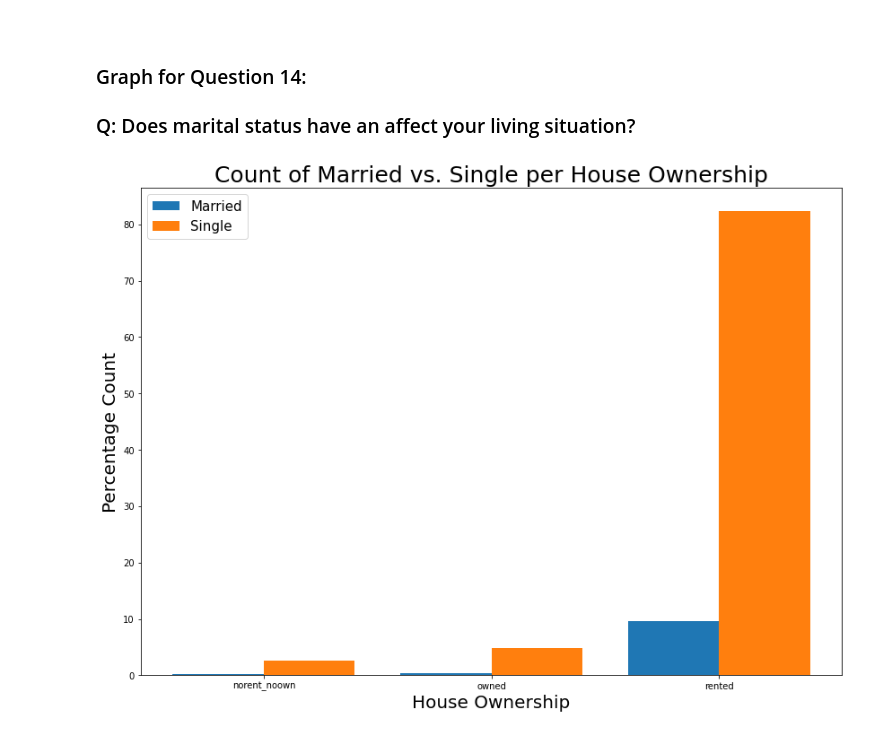
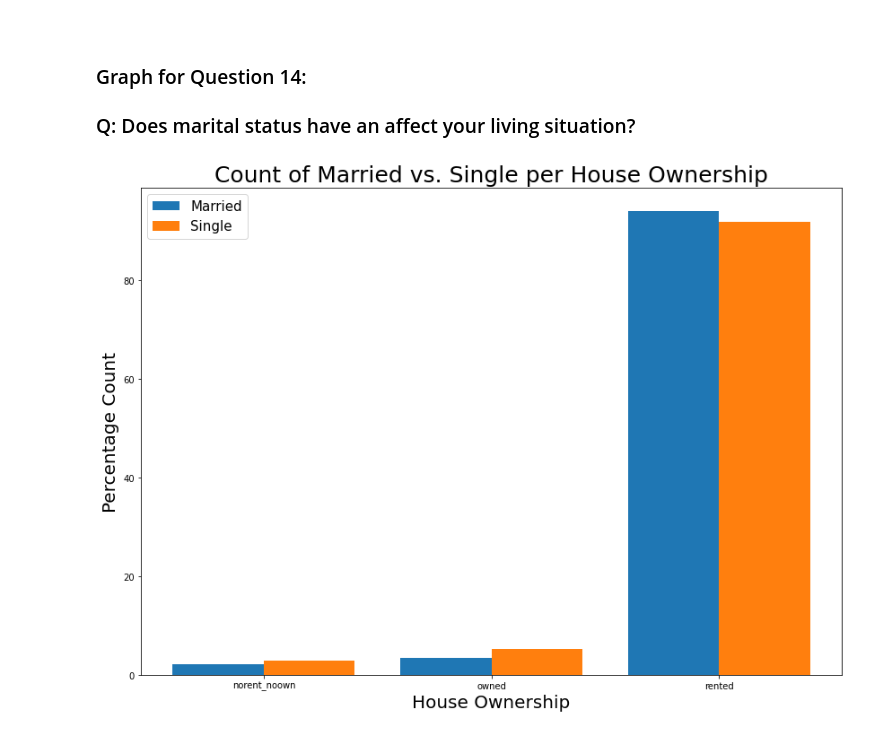
Before and after one commit to spa542/DSCI470, a Jupyter notebook: Project_1_Loan_Prediction_Dataset/Project_1_Graph_Analysis.ipynb, the cells around one changed output. Cells and saved outputs as stored; diff of their text form; code cells hidden in the pictures.

```diff
--- a/Project_1_Loan_Prediction_Dataset/Project_1_Graph_Analysis.ipynb
+++ b/Project_1_Loan_Prediction_Dataset/Project_1_Graph_Analysis.ipynb
@@ -208,24 +208,29 @@ plt.show()
 # %%
 sub_data_lp = lp_dataframe[['Married/Single', 'House_Ownership']]
 grouped_married = sub_data_lp.loc[sub_data_lp['Married/Single'] == 'married'].groupby(by='House_Ownership').count()
+# Normalize
+grouped_married['Married/Single'] = grouped_married['Married/Single'] / sub_data_lp.loc[sub_data_lp['Married/Single'] == 'married'].count()[0]
 grouped_married = grouped_married.reset_index()
 grouped_not_married = sub_data_lp.loc[sub_data_lp['Married/Single'] == 'single'].groupby(by='House_Ownership').count()
+# Normalize
+grouped_not_married['Married/Single'] = grouped_not_married['Married/Single'] / sub_data_lp.loc[sub_data_lp['Married/Single'] == 'single'].count()[0]
 grouped_not_married = grouped_not_married.reset_index()
 
+
 x_axis1 = grouped_married['House_Ownership']
-y_axis1 = grouped_married['Married/Single'] / lp_dataframe.shape[0] * 100
+y_axis1 = grouped_married['Married/Single'] * 100
 x_axis2 = grouped_not_married['House_Ownership']
-y_axis2 = grouped_not_married['Married/Single'] / lp_dataframe.shape[0] * 100
+y_axis2 = grouped_not_married['Married/Single'] * 100
 
 plt.figure(figsize=(14,10))
 plt.bar(x_axis1, y_axis1, width=0.4)
 plt.bar(np.arange(0, 3, 1.0) + 0.4, y_axis2, width=0.4)
 plt.xticks(np.arange(0, 3, 1.0) + 0.4 / 2, ['norent_noown', 'owned', 'rented'])
 
 plt.title('Count of Married vs. Single per House Ownership', fontsize=25)
 plt.xlabel('House Ownership', fontsize=20)
 plt.ylabel('Percentage Count', fontsize=20)
 plt.legend(['Married', 'Single'], fontsize=15)
 plt.show()
 # %% [output]
-[figure, old version]
+[figure, new version]
```
Also changed, not shown: parts of 1 cell of this notebook, 1 other file.
